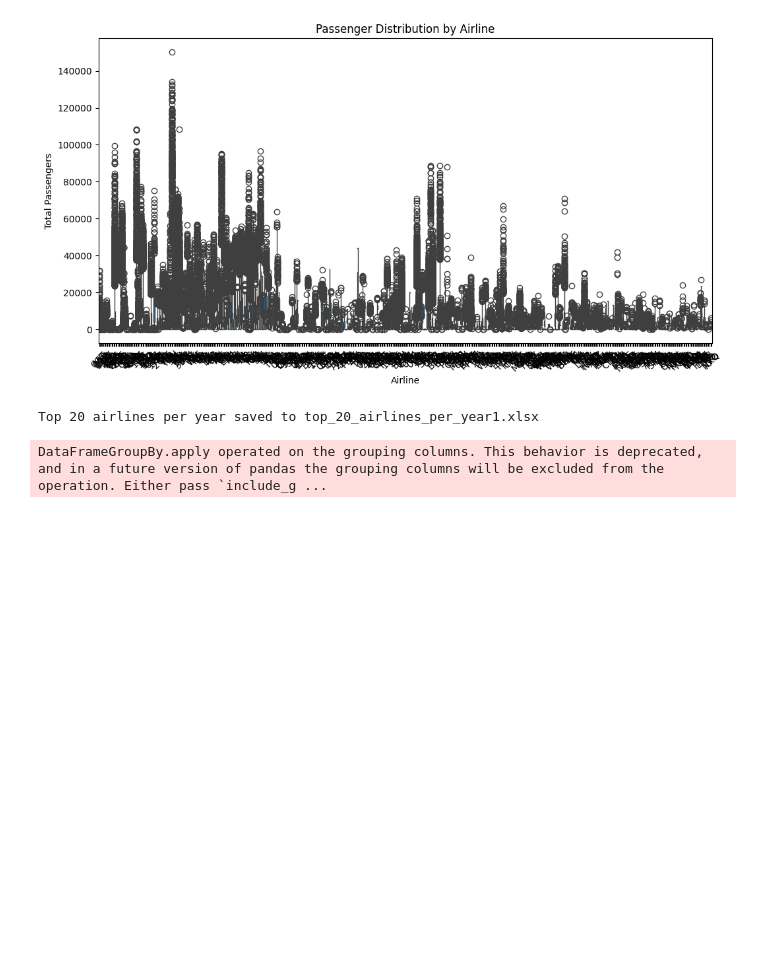
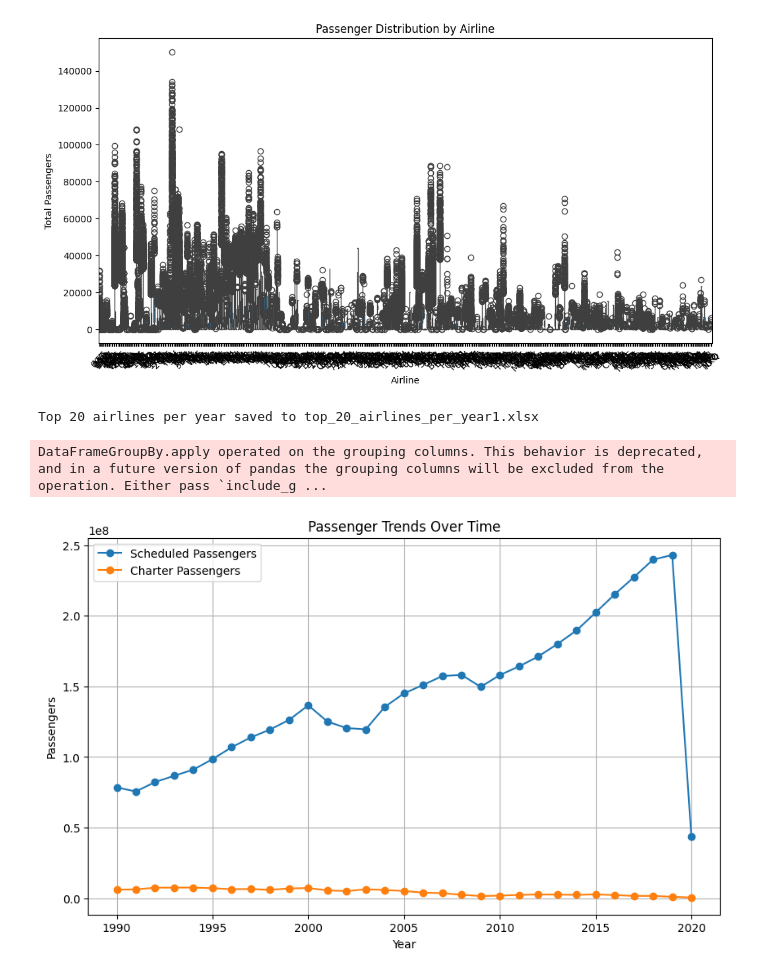
Before and after one commit to soroush62/Real-Time-Traffic-Data-Visualization-with-LightningChart-Python, a Jupyter notebook: Python FIles/test.ipynb, the cells around one changed output. Cells and saved outputs as stored; diff of their text form; code cells hidden in the pictures; blank space fills up the shorter version.

```diff
--- a/Python FIles/test.ipynb
+++ b/Python FIles/test.ipynb
@@ -167,3 +167,40 @@ print(f"Top 20 airlines per year saved to {output_file}")
 # %% [output]
 Top 20 airlines per year saved to top_20_airlines_per_year1.xlsx
 DataFrameGroupBy.apply operated on the grouping columns. This behavior is deprecated, and in a future version of pandas the grouping columns will be excluded from the operation. Either pass `include_g ...
+# %%
+import matplotlib.pyplot as plt
+import pandas as pd
+
+# Load the dataset
+file_path = '../Dataset/merged_international_report.xlsx'  # Update this path as per your file location
+data = pd.read_excel(file_path)
+
+# Convert 'Year' column to numeric (if it's not already)
+data['Year'] = pd.to_numeric(data['Year'], errors='coerce')
+
+# Sort the data by 'Year' and filter years between 1990 and 2020
+data = data[(data['Year'] >= 1990) & (data['Year'] <= 2020)].sort_values('Year')
+
+# Group by 'Year' and sum the passenger counts
+yearly_data = data.groupby('Year', as_index=False).agg({
+    'Scheduled_Passengers': 'sum',
+    'Charter_Passengers': 'sum'
+})
+
+# Fill missing years in the range 1990-2020
+all_years = pd.DataFrame({'Year': range(1990, 2021)})
+yearly_data = pd.merge(all_years, yearly_data, on='Year', how='left').fillna(0)
+
+# Plot the data
+plt.figure(figsize=(10, 6))
+plt.plot(yearly_data['Year'], yearly_data['Scheduled_Passengers'], marker='o', label='Scheduled Passengers')
+plt.plot(yearly_data['Year'], yearly_data['Charter_Passengers'], marker='o', label='Charter Passengers')
+
+plt.title('Passenger Trends Over Time')
+plt.xlabel('Year')
+plt.ylabel('Passengers')
+plt.legend()
+plt.grid(True)
+plt.show()
+# %% [output]
+[figure, added]
```
Also changed, not shown: parts of 8 cells of this notebook, 10 other files.
